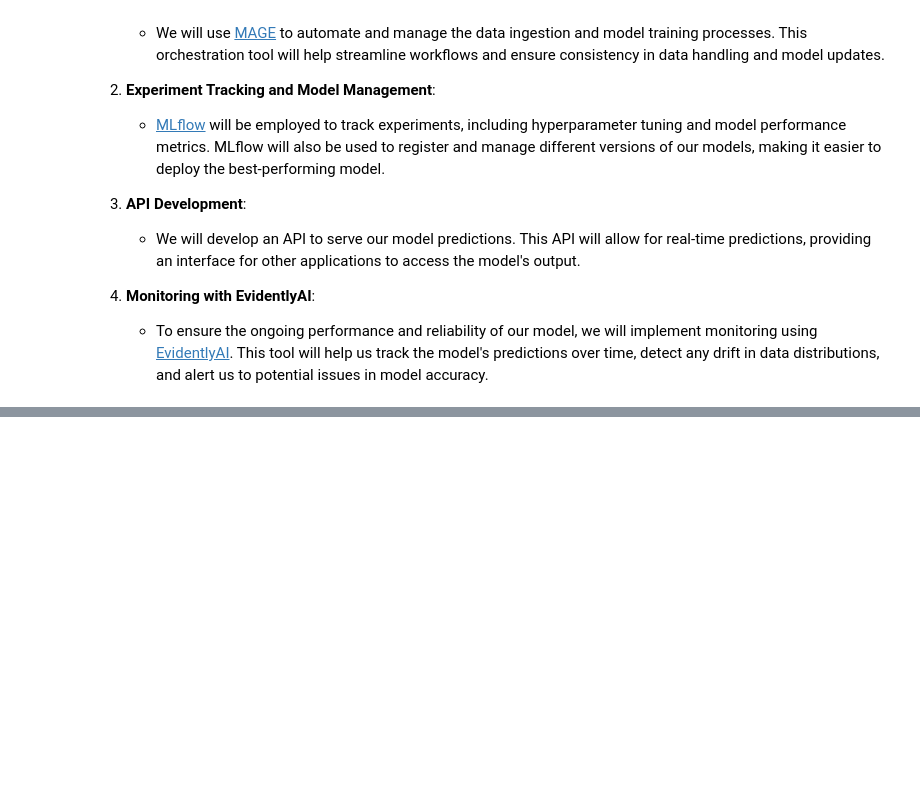
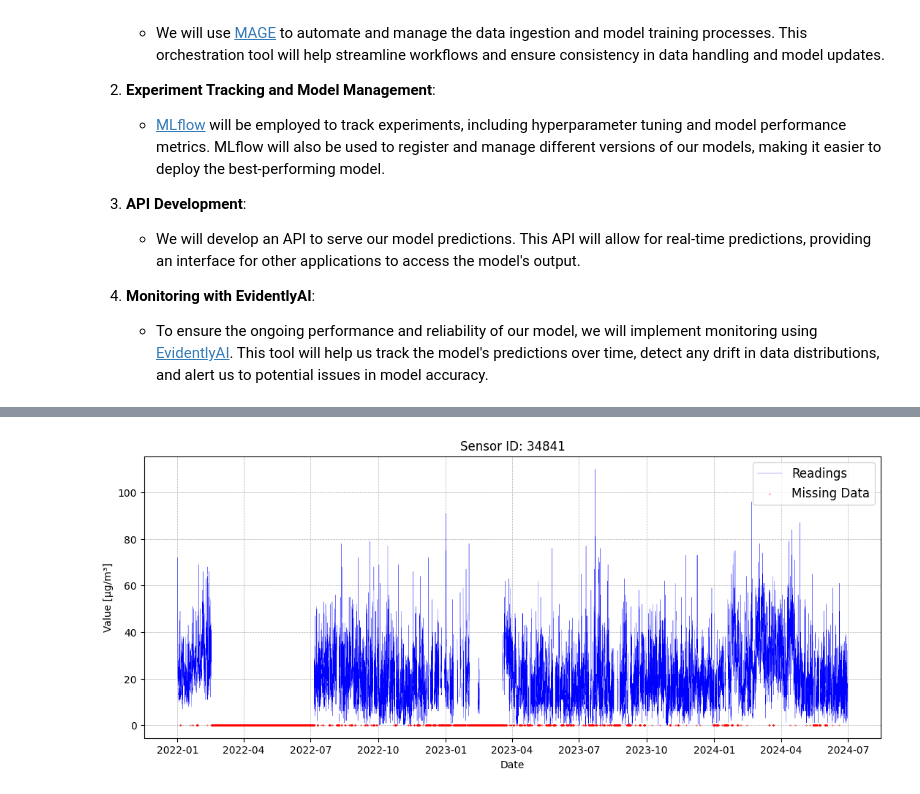
Before and after one commit to Fustincho/datatalks-mlops-zoomcamp, a Jupyter notebook: 07-project/airquality/notebooks/01_proof_of_concept.ipynb, the cells around one changed output, grey strips where cells are left out. Cells and saved outputs as stored; diff of their text form; code cells hidden in the pictures; blank space fills up the shorter version.

```diff
--- a/07-project/airquality/notebooks/01_proof_of_concept.ipynb
+++ b/07-project/airquality/notebooks/01_proof_of_concept.ipynb
@@ -1111,0 +1119,4 @@ The next phase of this project involves operationalizing our machine learning mo
+# %%
+plot_all_data(complete_sensor_measurements, 34841, show_na=True)
+# %% [output]
+[figure, added]
```
Also changed, not shown: parts of 27 cells of this notebook, 6 other files.
